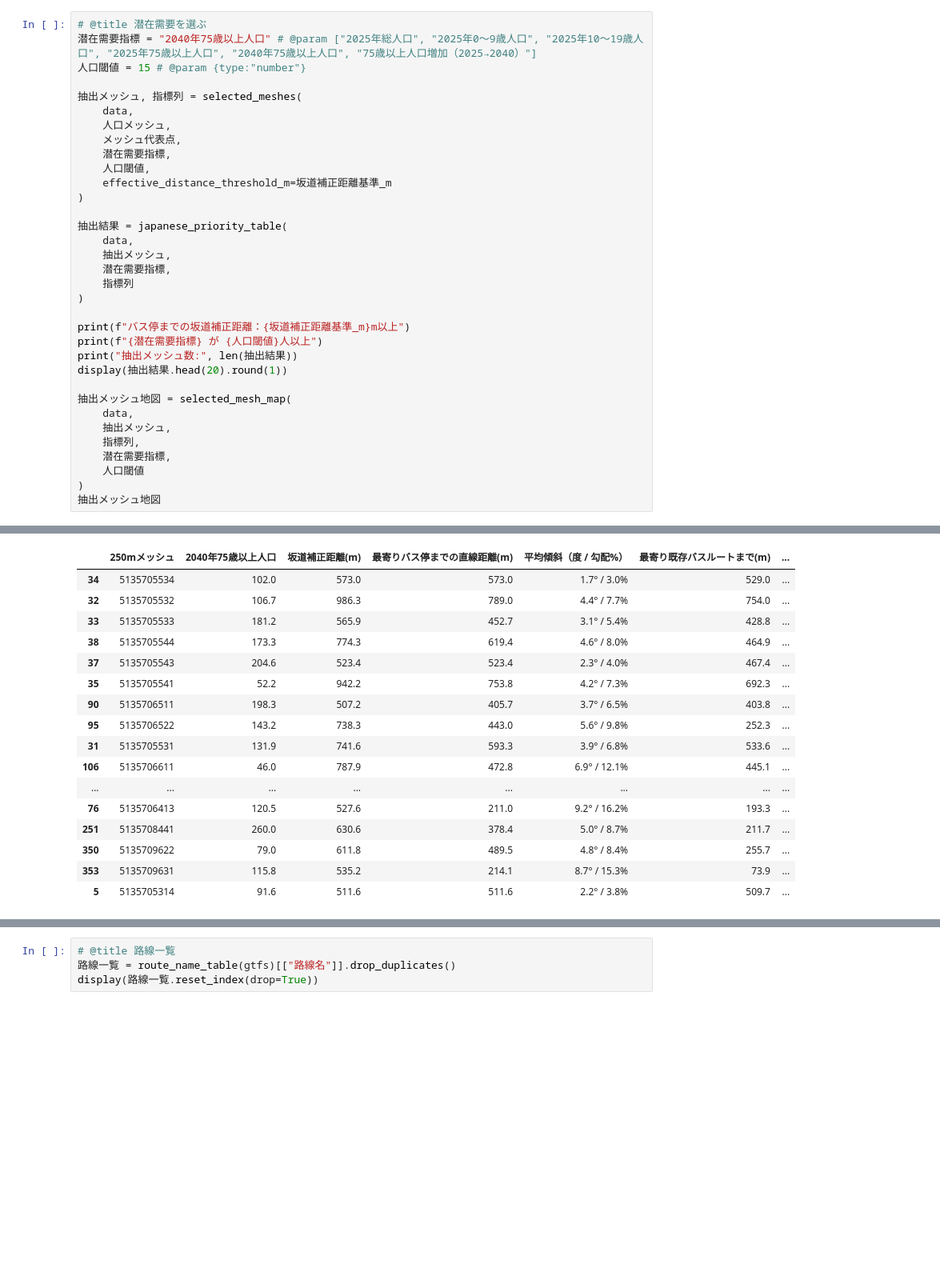
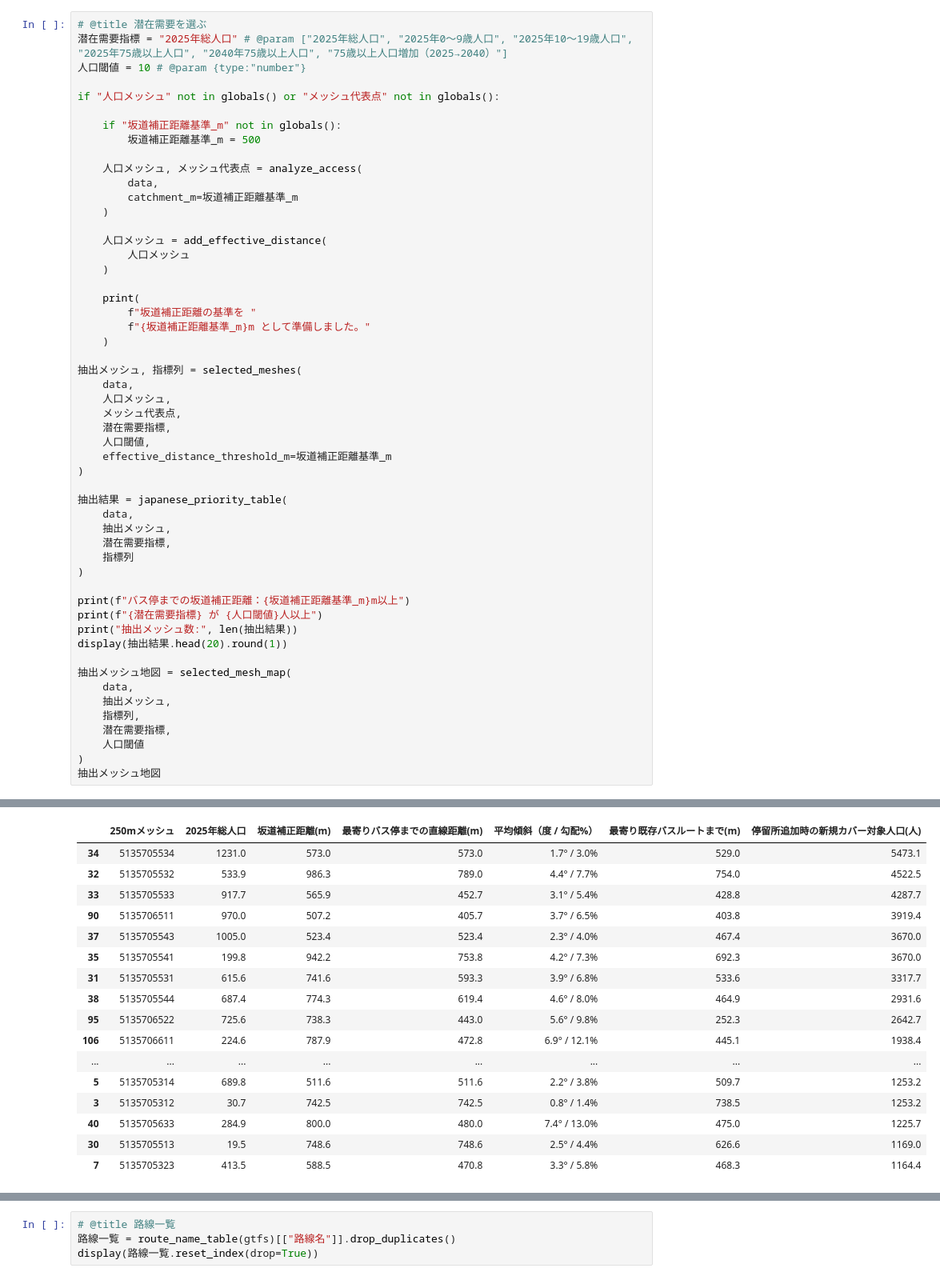
Before and after one commit to HajimeSeya/toyooka-gtfs-gis-workshop, a Jupyter notebook: saiseijyuku2026.ipynb, the cells around one changed output, grey strips where cells are left out. Shown at 80% size. Saved outputs shown, nothing was run; the diff lists cells and outputs as text; blank space fills up the shorter version.

```diff
--- a/saiseijyuku2026.ipynb
+++ b/saiseijyuku2026.ipynb
@@ -2310,8 +2310,27 @@ display(坂道補正距離帯集計.round(0))
 - **75歳以上人口増加（2025→2040）**：今後課題が大きくなりそうな地域
 # %%
 # @title 潜在需要を選ぶ
-潜在需要指標 = "2040年75歳以上人口" # @param ["2025年総人口", "2025年0～9歳人口", "2025年10～19歳人口", "2025年75歳以上人口", "2040年75歳以上人口", "75歳以上人口増加（2025→2040）"]
-人口閾値 = 15 # @param {type:"number"}
+潜在需要指標 = "2025年総人口" # @param ["2025年総人口", "2025年0～9歳人口", "2025年10～19歳人口", "2025年75歳以上人口", "2040年75歳以上人口", "75歳以上人口増加（2025→2040）"]
+人口閾値 = 10 # @param {type:"number"}
+
+if "人口メッシュ" not in globals() or "メッシュ代表点" not in globals():
+
+    if "坂道補正距離基準_m" not in globals():
+        坂道補正距離基準_m = 500
+
+    人口メッシュ, メッシュ代表点 = analyze_access(
+        data,
+        catchment_m=坂道補正距離基準_m
+    )
+
+    人口メッシュ = add_effective_distance(
+        人口メッシュ
+    )
+
+    print(
+        f"坂道補正距離の基準を "
+        f"{坂道補正距離基準_m}m として準備しました。"
+    )
 
 抽出メッシュ, 指標列 = selected_meshes(
     data,
@@ -2349,20 +2368,20 @@ display(抽出結果.head(20).round(1))
-|  | 250mメッシュ | 2040年75歳以上人口 | 坂道補正距離(m) | 最寄りバス停までの直線距離(m) | 平均傾斜（度 / 勾配%） | 最寄り既存バスルートまで(m) | ... |
-| 34 | 5135705534 | 102.0 | 573.0 | 573.0 | 1.7° / 3.0% | 529.0 | ... |
-| 32 | 5135705532 | 106.7 | 986.3 | 789.0 | 4.4° / 7.7% | 754.0 | ... |
-| 33 | 5135705533 | 181.2 | 565.9 | 452.7 | 3.1° / 5.4% | 428.8 | ... |
-| 38 | 5135705544 | 173.3 | 774.3 | 619.4 | 4.6° / 8.0% | 464.9 | ... |
-| 37 | 5135705543 | 204.6 | 523.4 | 523.4 | 2.3° / 4.0% | 467.4 | ... |
-| 35 | 5135705541 | 52.2 | 942.2 | 753.8 | 4.2° / 7.3% | 692.3 | ... |
-| 90 | 5135706511 | 198.3 | 507.2 | 405.7 | 3.7° / 6.5% | 403.8 | ... |
-| 95 | 5135706522 | 143.2 | 738.3 | 443.0 | 5.6° / 9.8% | 252.3 | ... |
-| 31 | 5135705531 | 131.9 | 741.6 | 593.3 | 3.9° / 6.8% | 533.6 | ... |
-| 106 | 5135706611 | 46.0 | 787.9 | 472.8 | 6.9° / 12.1% | 445.1 | ... |
+|  | 250mメッシュ | 2025年総人口 | 坂道補正距離(m) | 最寄りバス停までの直線距離(m) | 平均傾斜（度 / 勾配%） | 最寄り既存バスルートまで(m) | 停留所追加時の新規カバー対象人口(人) |
+| 34 | 5135705534 | 1231.0 | 573.0 | 573.0 | 1.7° / 3.0% | 529.0 | 5473.1 |
+| 32 | 5135705532 | 533.9 | 986.3 | 789.0 | 4.4° / 7.7% | 754.0 | 4522.5 |
+| 33 | 5135705533 | 917.7 | 565.9 | 452.7 | 3.1° / 5.4% | 428.8 | 4287.7 |
+| 90 | 5135706511 | 970.0 | 507.2 | 405.7 | 3.7° / 6.5% | 403.8 | 3919.4 |
+| 37 | 5135705543 | 1005.0 | 523.4 | 523.4 | 2.3° / 4.0% | 467.4 | 3670.0 |
+| 35 | 5135705541 | 199.8 | 942.2 | 753.8 | 4.2° / 7.3% | 692.3 | 3670.0 |
+| 31 | 5135705531 | 615.6 | 741.6 | 593.3 | 3.9° / 6.8% | 533.6 | 3317.7 |
+| 38 | 5135705544 | 687.4 | 774.3 | 619.4 | 4.6° / 8.0% | 464.9 | 2931.6 |
+| 95 | 5135706522 | 725.6 | 738.3 | 443.0 | 5.6° / 9.8% | 252.3 | 2642.7 |
+| 106 | 5135706611 | 224.6 | 787.9 | 472.8 | 6.9° / 12.1% | 445.1 | 1938.4 |
 | ... | ... | ... | ... | ... | ... | ... | ... |
-| 76 | 5135706413 | 120.5 | 527.6 | 211.0 | 9.2° / 16.2% | 193.3 | ... |
-| 251 | 5135708441 | 260.0 | 630.6 | 378.4 | 5.0° / 8.7% | 211.7 | ... |
-| 350 | 5135709622 | 79.0 | 611.8 | 489.5 | 4.8° / 8.4% | 255.7 | ... |
-| 353 | 5135709631 | 115.8 | 535.2 | 214.1 | 8.7° / 15.3% | 73.9 | ... |
-| 5 | 5135705314 | 91.6 | 511.6 | 511.6 | 2.2° / 3.8% | 509.7 | ... |
+| 5 | 5135705314 | 689.8 | 511.6 | 511.6 | 2.2° / 3.8% | 509.7 | 1253.2 |
+| 3 | 5135705312 | 30.7 | 742.5 | 742.5 | 0.8° / 1.4% | 738.5 | 1253.2 |
+| 40 | 5135705633 | 284.9 | 800.0 | 480.0 | 7.4° / 13.0% | 475.0 | 1225.7 |
+| 30 | 5135705513 | 19.5 | 748.6 | 748.6 | 2.5° / 4.4% | 626.6 | 1169.0 |
+| 7 | 5135705323 | 413.5 | 588.5 | 470.8 | 3.3° / 5.8% | 468.3 | 1164.4 |
 [interactive output not drawn]
 # %% [markdown]
 ### 🔍 表の読み方
```
Also changed, not shown: parts of 2 cells of this notebook.
